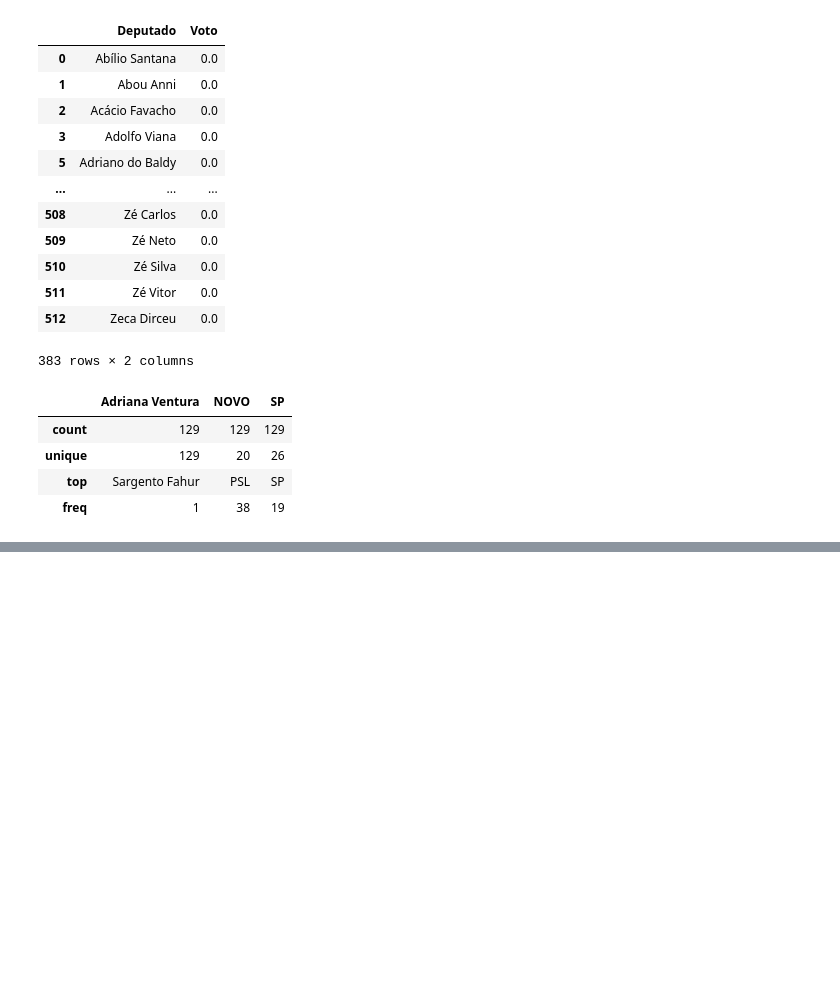
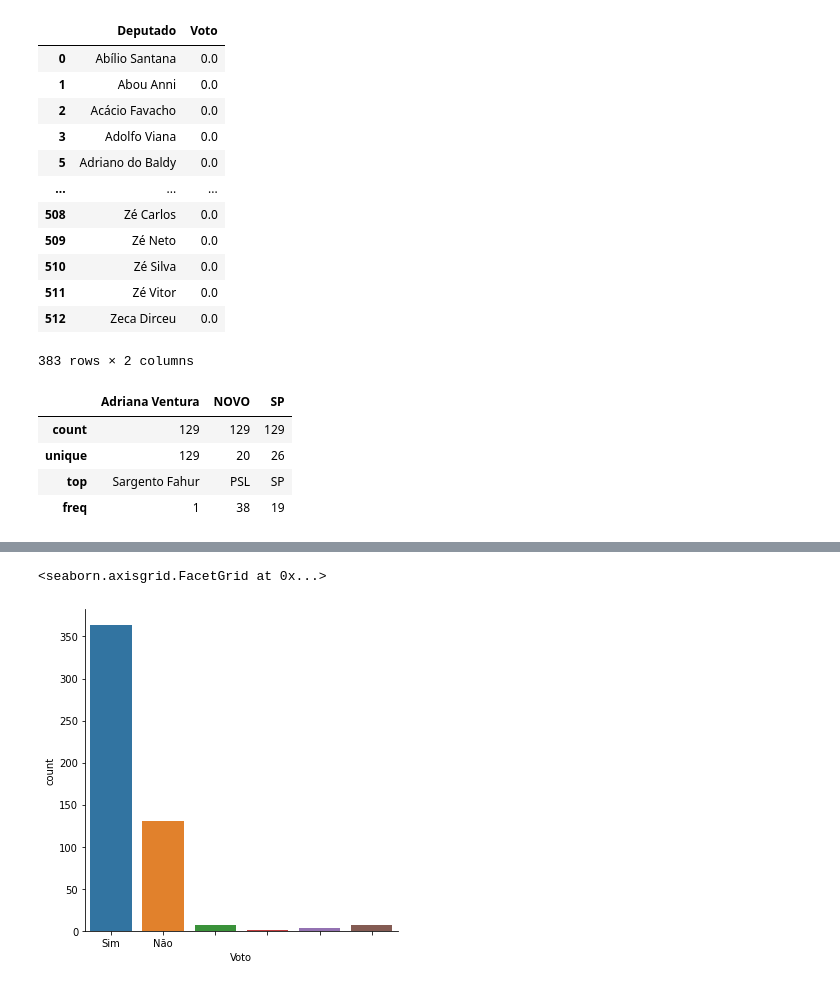
Before and after one commit to pcpiscator/Ciencia-de-dados, a Jupyter notebook: camara_X_stf.ipynb, the cells around one changed output, grey strips where cells are left out. Cells and saved outputs as stored; diff of their text form; code cells hidden in the pictures; blank space fills up the shorter version.

```diff
--- a/camara_X_stf.ipynb
+++ b/camara_X_stf.ipynb
@@ -251,0 +262,6 @@ alumenquat["Estado"].value_counts().plot.pie(figsize= (10,8))
+# %%
+Voto_map = {1: 'Sim', 0: 'Não'}
+sns.catplot('Voto',data=dados, kind='count').set_xticklabels(Voto_map.values())
+# %% [output]
+<seaborn.axisgrid.FacetGrid at 0x...>
+[figure, added]
```
Also changed, not shown: parts of 10 cells of this notebook.
